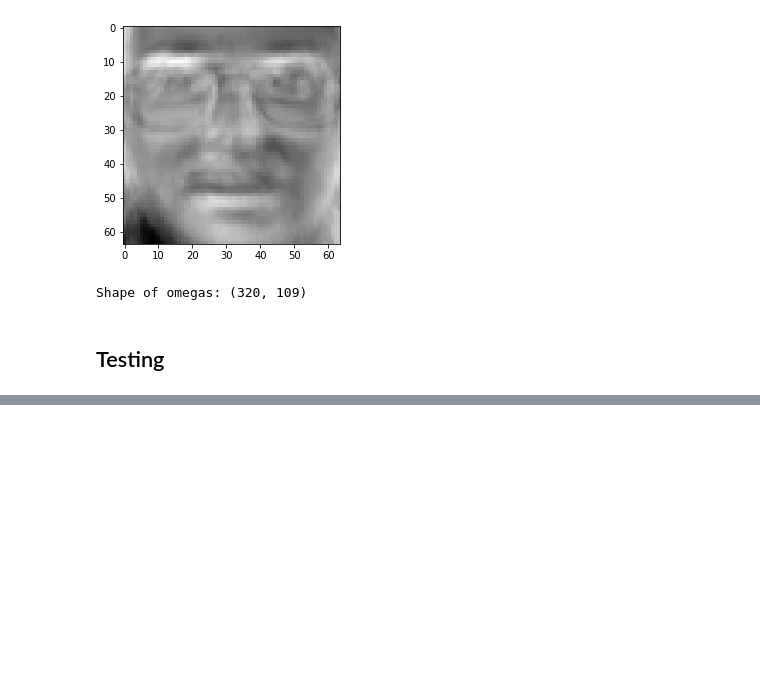
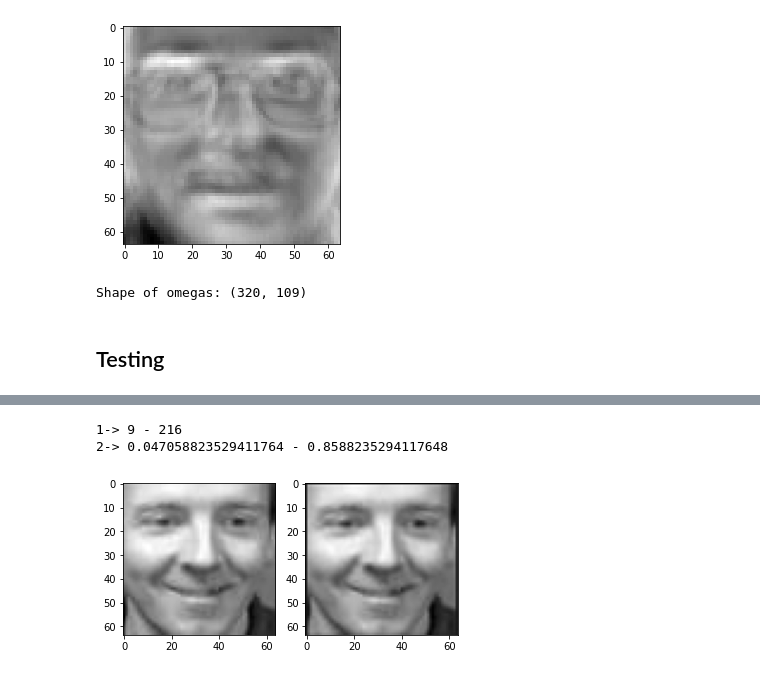
Before and after one commit to ahmedmoh1234/FaceDetection-Recognition, a Jupyter notebook: Recognizer/Eigenfaces/recognizer.ipynb, the cells around one changed output, grey strips where cells are left out. Saved outputs shown, nothing was run; the diff lists cells and outputs as text; code cells hidden in the pictures; blank space fills up the shorter version.

```diff
--- a/Recognizer/Eigenfaces/recognizer.ipynb
+++ b/Recognizer/Eigenfaces/recognizer.ipynb
@@ -380,0 +394,24 @@ Accuracy: 96.8%
+# %%
+testImg1 = plt.imread('olivetti_faces_20.jpg')
+testImg1 = cv2.resize(testImg1, (64,64))
+
+
+testImg2 = plt.imread('testImg2.jpg')
+testImg2 = cv2.resize(testImg2, (64,64))
+testImg2 = rgb2gray(testImg2)
+
+print('1->', np.min(testImg1), '-', np.max(testImg1))
+print('2->', np.min(testImg2), '-', np.max(testImg2))
+
+
+test_figure = plt.subplot(1, 2, 1)
+# test_figure.set_title('Test image')
+plt.imshow(testImg1.reshape(height, width), cmap='gray', label = 'Test image')
+true_figure = plt.subplot(1, 2, 2)
+# true_figure.set_title('Nearest person')
+plt.imshow(testImg2, cmap='gray', label='Nearest person')
+plt.show()
+# %% [output]
+1-> 9 - 216
+2-> 0.047058823529411764 - 0.8588235294117648
+[figure, added]
```
Also changed, not shown: parts of 5 cells of this notebook, 28 other files.
